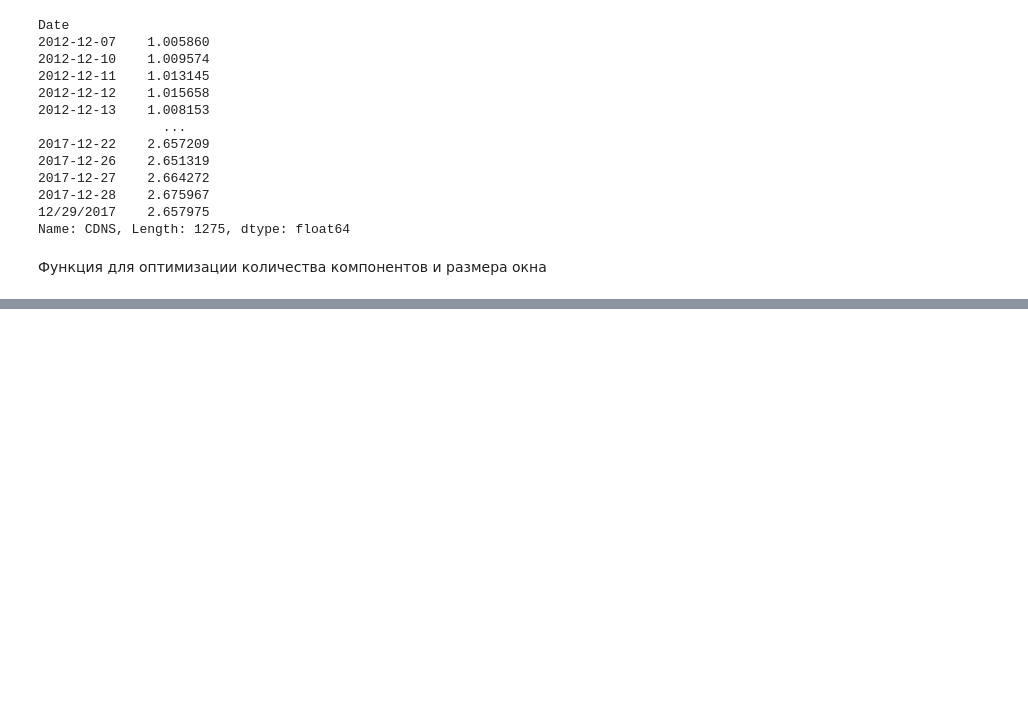
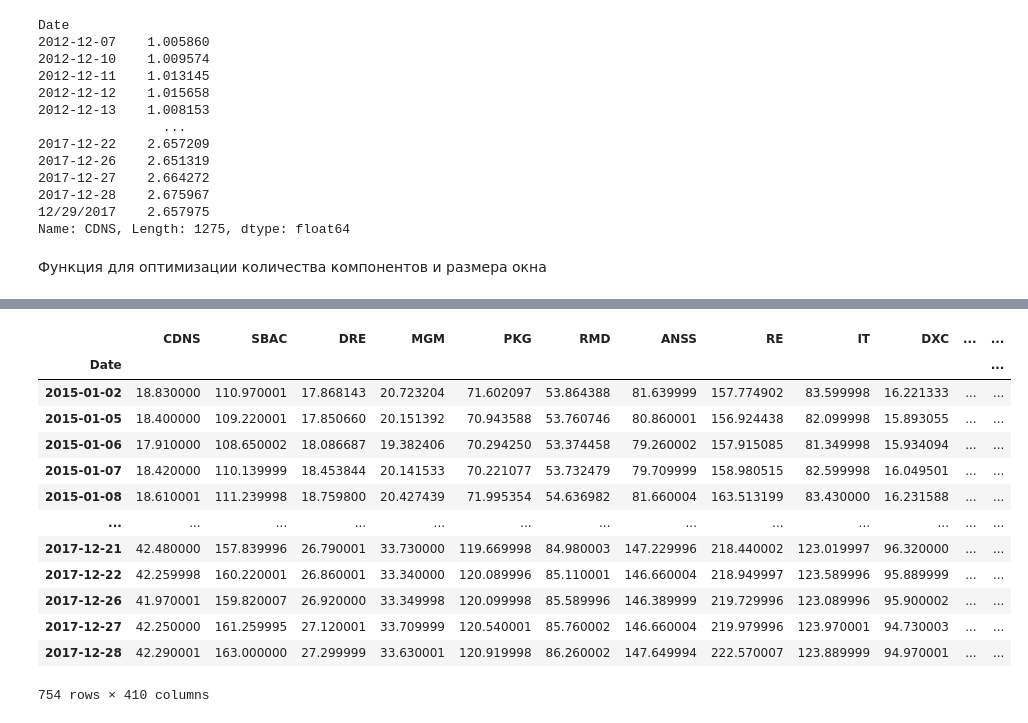
Before and after one commit to finance-qc-algo-course/investment-algorithms, a Jupyter notebook: NPCA_param_opt.ipynb, the cells around one changed output, grey strips where cells are left out. Saved outputs shown, nothing was run; the diff lists cells and outputs as text; code cells hidden in the pictures; blank space fills up the shorter version.

```diff
--- a/NPCA_param_opt.ipynb
+++ b/NPCA_param_opt.ipynb
@@ -351,0 +390,17 @@ plt.show()
+# %%
+prices.loc[lol.index]
+# %% [output]
+|  | CDNS | SBAC | DRE | MGM | PKG | RMD | ANSS | RE | IT | DXC | ... | ... |
+| Date |  |  |  |  |  |  |  |  |  |  |  | ... |
+| 2015-01-02 | 18.830000 | 110.970001 | 17.868143 | 20.723204 | 71.602097 | 53.864388 | 81.639999 | 157.774902 | 83.599998 | 16.221333 | ... | ... |
+| 2015-01-05 | 18.400000 | 109.220001 | 17.850660 | 20.151392 | 70.943588 | 53.760746 | 80.860001 | 156.924438 | 82.099998 | 15.893055 | ... | ... |
+| 2015-01-06 | 17.910000 | 108.650002 | 18.086687 | 19.382406 | 70.294250 | 53.374458 | 79.260002 | 157.915085 | 81.349998 | 15.934094 | ... | ... |
+| 2015-01-07 | 18.420000 | 110.139999 | 18.453844 | 20.141533 | 70.221077 | 53.732479 | 79.709999 | 158.980515 | 82.599998 | 16.049501 | ... | ... |
+| 2015-01-08 | 18.610001 | 111.239998 | 18.759800 | 20.427439 | 71.995354 | 54.636982 | 81.660004 | 163.513199 | 83.430000 | 16.231588 | ... | ... |
+| ... | ... | ... | ... | ... | ... | ... | ... | ... | ... | ... | ... | ... |
+| 2017-12-21 | 42.480000 | 157.839996 | 26.790001 | 33.730000 | 119.669998 | 84.980003 | 147.229996 | 218.440002 | 123.019997 | 96.320000 | ... | ... |
+| 2017-12-22 | 42.259998 | 160.220001 | 26.860001 | 33.340000 | 120.089996 | 85.110001 | 146.660004 | 218.949997 | 123.589996 | 95.889999 | ... | ... |
+| 2017-12-26 | 41.970001 | 159.820007 | 26.920000 | 33.349998 | 120.099998 | 85.589996 | 146.389999 | 219.729996 | 123.089996 | 95.900002 | ... | ... |
+| 2017-12-27 | 42.250000 | 161.259995 | 27.120001 | 33.709999 | 120.540001 | 85.760002 | 146.660004 | 219.979996 | 123.970001 | 94.730003 | ... | ... |
+| 2017-12-28 | 42.290001 | 163.000000 | 27.299999 | 33.630001 | 120.919998 | 86.260002 | 147.649994 | 222.570007 | 123.889999 | 94.970001 | ... | ... |
+754 rows × 410 columns
```
Also changed, not shown: parts of 16 cells of this notebook.
